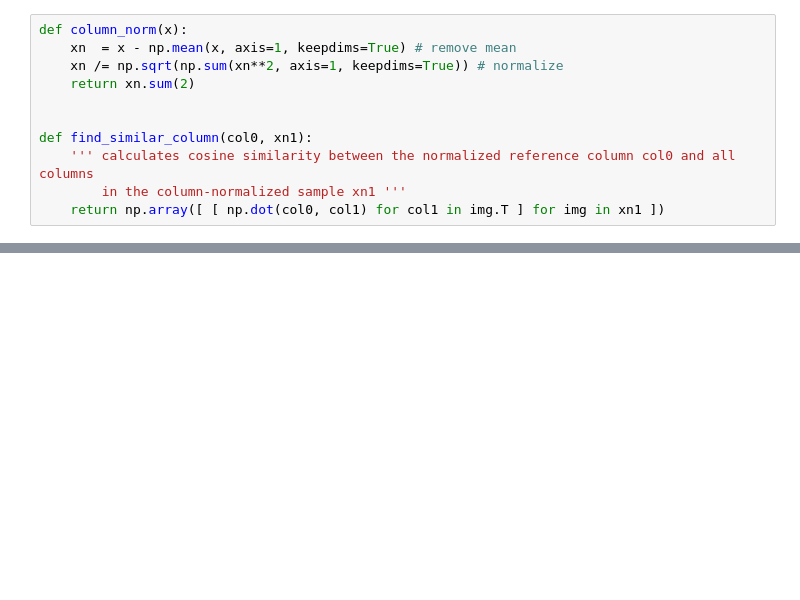
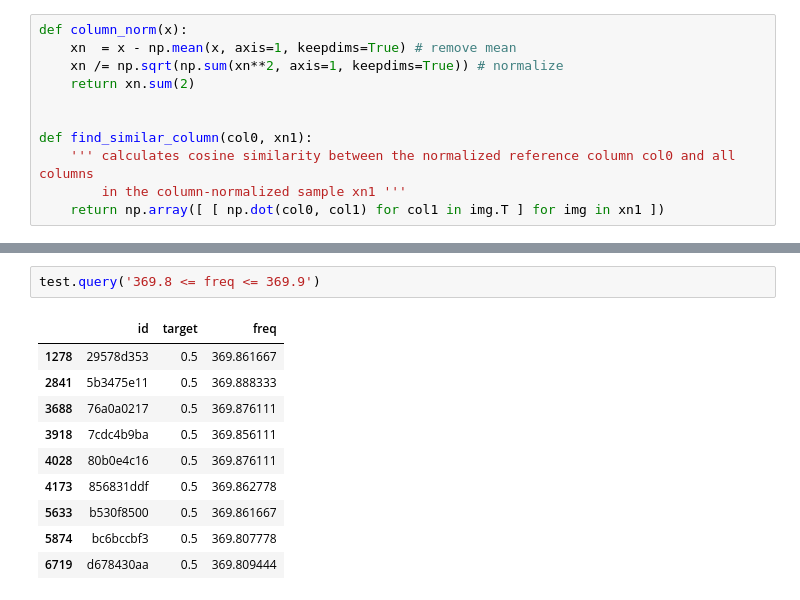
Before and after one commit to analokmaus/kaggle-g2net-2022-private, a Jupyter notebook: 01_denoise_data.ipynb, the cells around one changed output, grey strips where cells are left out. Cells and saved outputs as stored; diff of their text form; blank space fills up the shorter version.

```diff
--- a/01_denoise_data.ipynb
+++ b/01_denoise_data.ipynb
@@ -51,0 +65,13 @@ for idx, (xn1, _) in enumerate(tqdm(ds)):
+# %%
+test.query('369.8 <= freq <= 369.9')
+# %% [output]
+|  | id | target | freq |
+| 1278 | 29578d353 | 0.5 | 369.861667 |
+| 2841 | 5b3475e11 | 0.5 | 369.888333 |
+| 3688 | 76a0a0217 | 0.5 | 369.876111 |
+| 3918 | 7cdc4b9ba | 0.5 | 369.856111 |
+| 4028 | 80b0e4c16 | 0.5 | 369.876111 |
+| 4173 | 856831ddf | 0.5 | 369.862778 |
+| 5633 | b530f8500 | 0.5 | 369.861667 |
+| 5874 | bc6bccbf3 | 0.5 | 369.807778 |
+| 6719 | d678430aa | 0.5 | 369.809444 |
```
Also changed, not shown: parts of 18 cells of this notebook, 2 other files.
